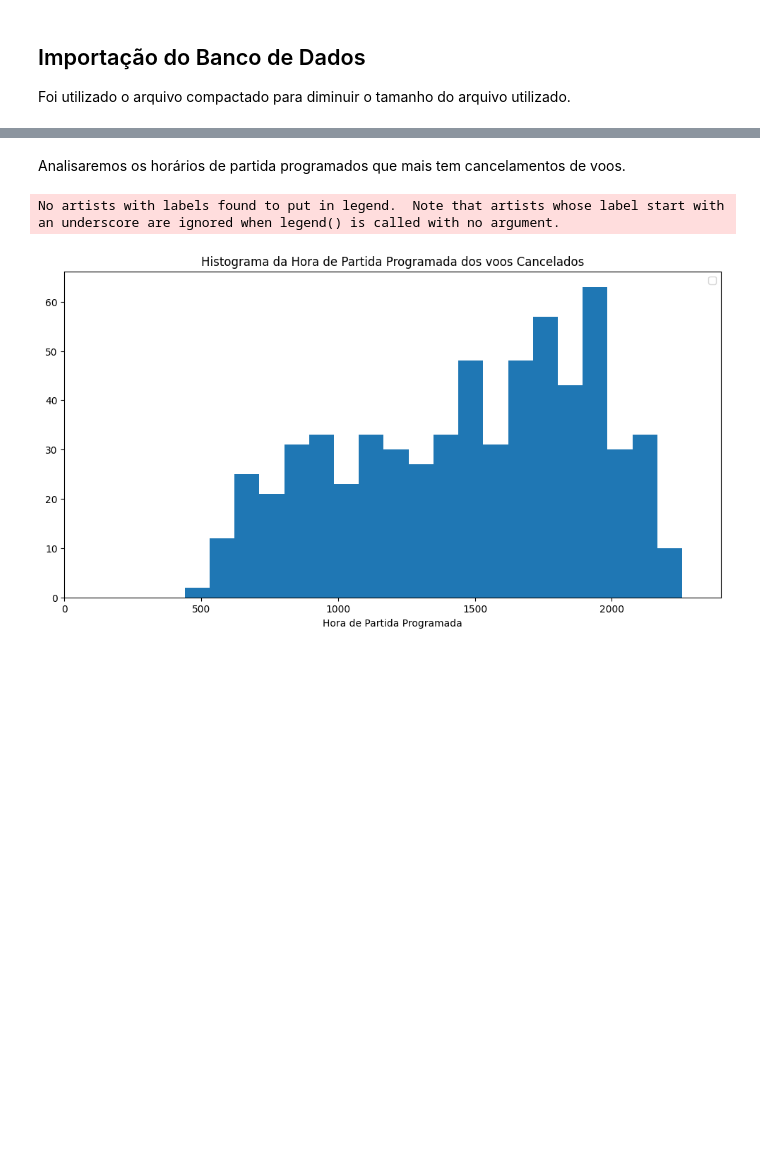
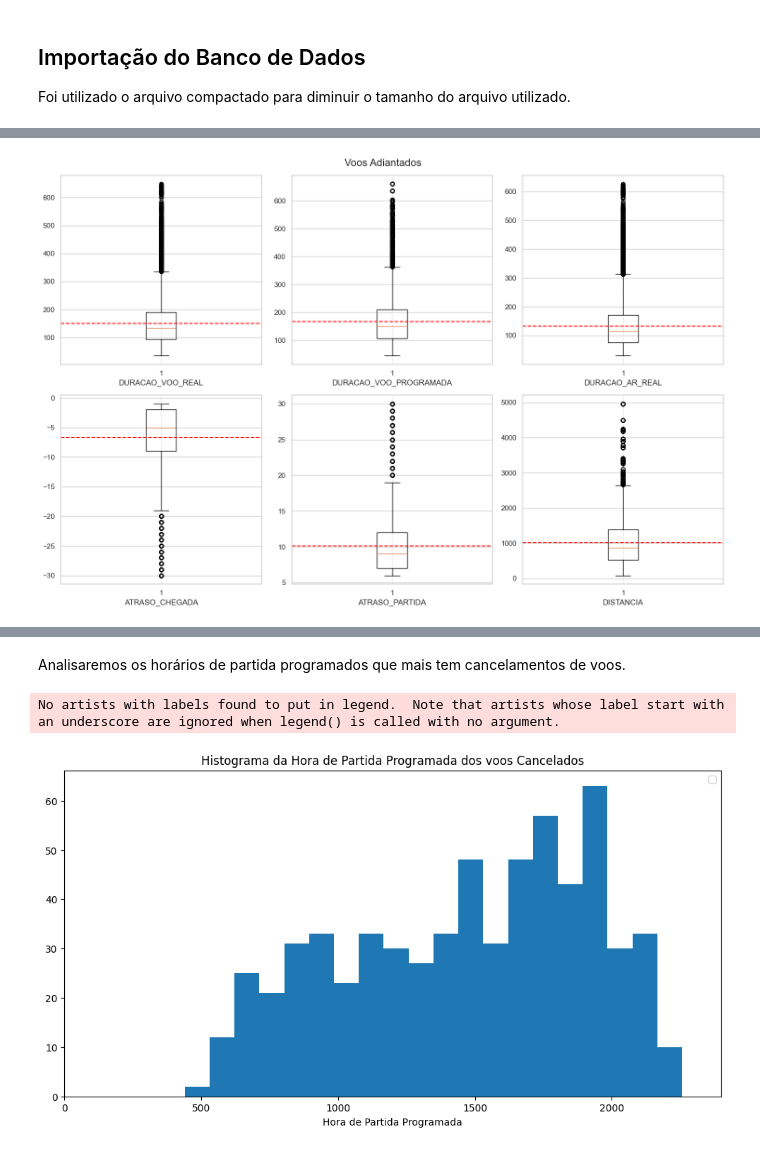
Before and after one commit to lolaquiino/Projeto_Estat-stica, a Jupyter notebook: Projeto.ipynb, the cells around one changed output, grey strips where cells are left out. Saved outputs shown, nothing was run; the diff lists cells and outputs as text; code cells hidden in the pictures; blank space fills up the shorter version.

```diff
--- a/Projeto.ipynb
+++ b/Projeto.ipynb
@@ -267,0 +600,16 @@ Segunda tem o menor percentual de voos cancelados e terça o maior.
+# %%
+fig = plt.figure(figsize=(15, 10))
+
+# Subplots organizados em 2 linhas e 3 colunas
+for i, col in enumerate(continuas):
+    plt.subplot(2,3,i+1)
+    plt.boxplot(df_adiantados[col])
+    plt.xlabel(col)
+    plt.grid(axis='x', linestyle='--', alpha=0.7)
+    plt.axhline(y=df_adiantados[col].mean(), linestyle='--', color="red")
+
+fig.suptitle('Voos Adiantados', fontsize=16)
+plt.tight_layout()
+plt.show()
+# %% [output]
+[figure, added]
```
Also changed, not shown: parts of 107 cells of this notebook, 2 other files.
